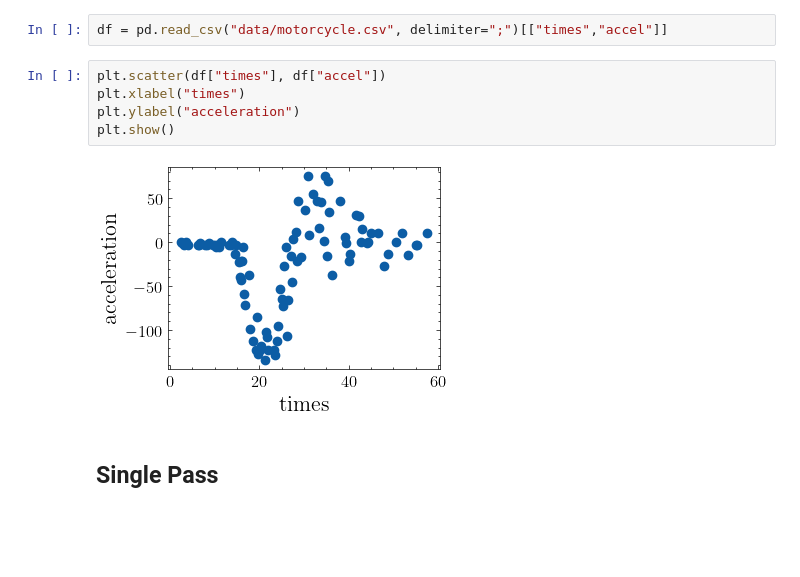
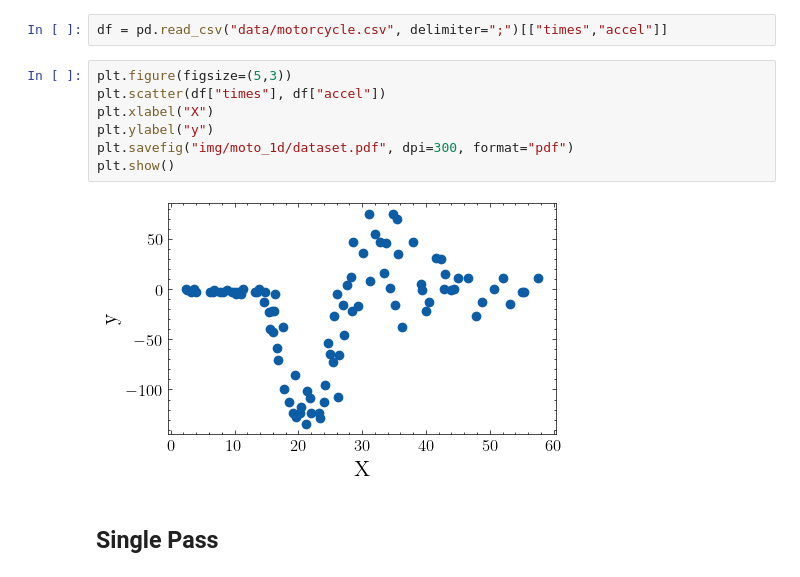
Before and after one commit to fazaghifari/hetgp-eval, a Jupyter notebook: case_motorcycle.ipynb, the cells around one changed output. Cells and saved outputs as stored; diff of their text form; blank space fills up the shorter version.

```diff
--- a/case_motorcycle.ipynb
+++ b/case_motorcycle.ipynb
@@ -40,12 +40,14 @@ plt.rcParams.update(params)
 # %%
 df = pd.read_csv("data/motorcycle.csv", delimiter=";")[["times","accel"]]
 # %%
+plt.figure(figsize=(5,3))
 plt.scatter(df["times"], df["accel"])
-plt.xlabel("times")
-plt.ylabel("acceleration")
+plt.xlabel("X")
+plt.ylabel("y")
+plt.savefig("img/moto_1d/dataset.pdf", dpi=300, format="pdf")
 plt.show()
 # %% [output]
-[figure, old version]
+[figure, new version]
 # %% [markdown]
 ## Single Pass
 # %% [markdown]
```
Also changed, not shown: 4 other files.
